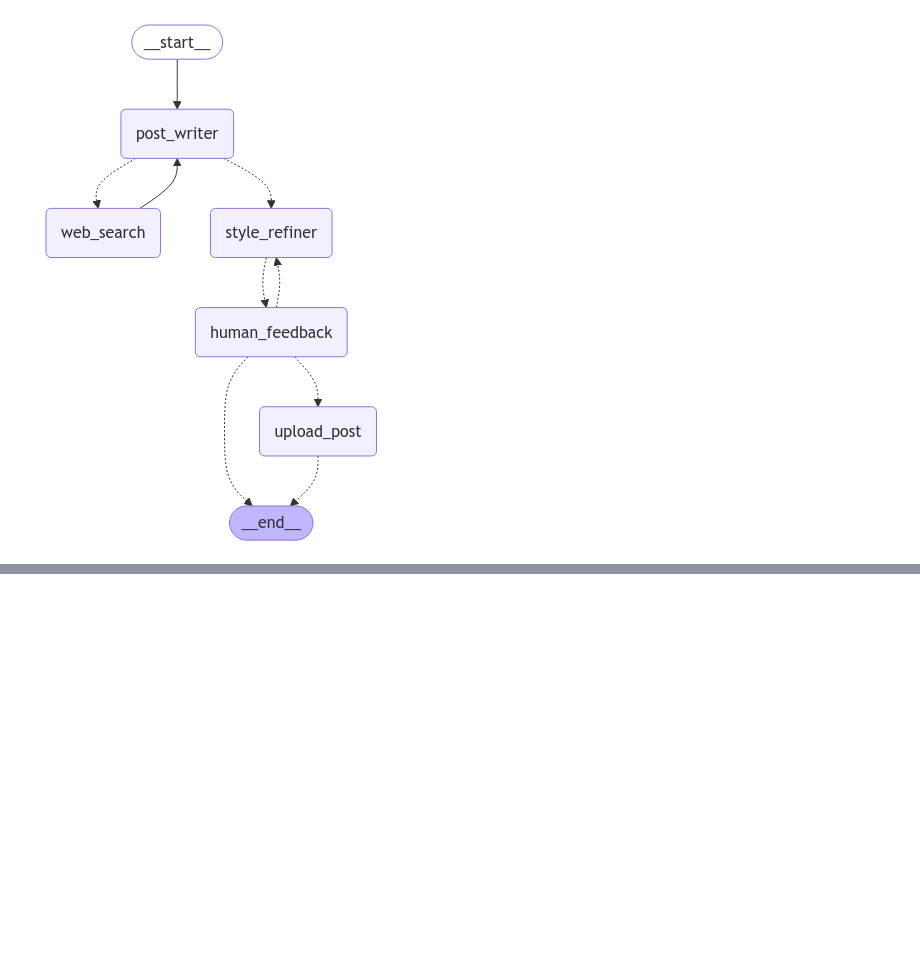
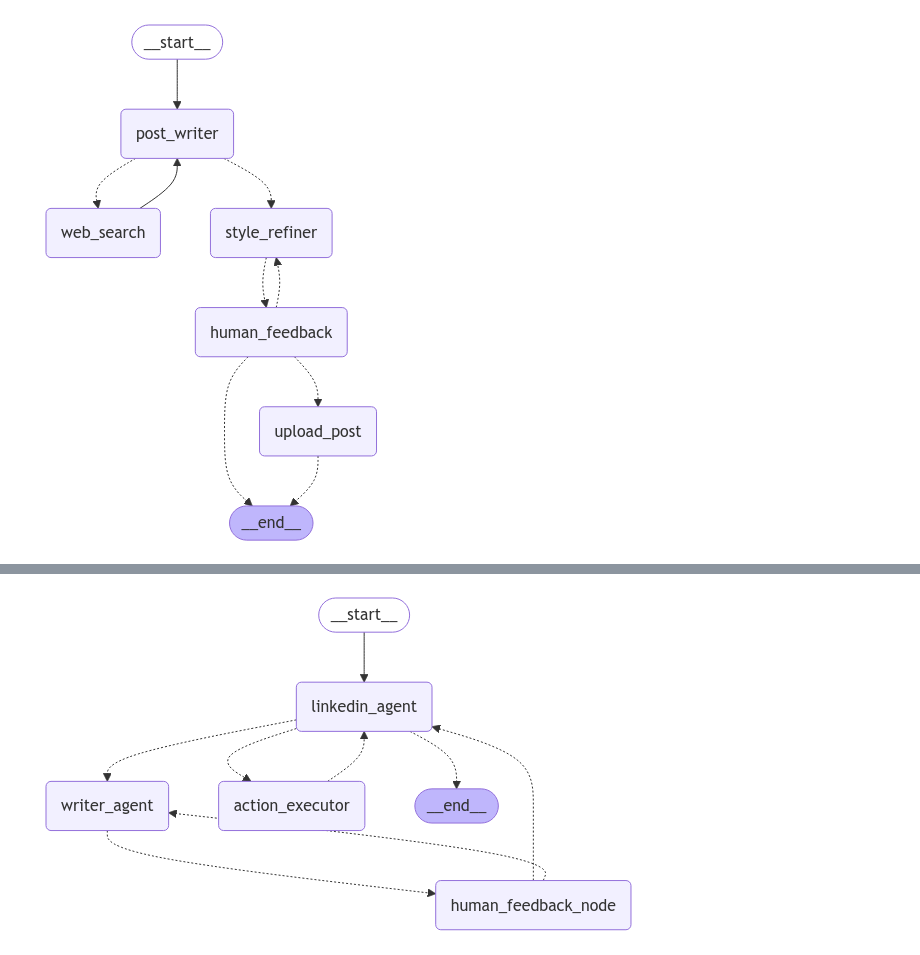
Before and after one commit to aasherkamal216/Project_Aztrogent, a Jupyter notebook: notebooks/linkedin_agent.ipynb, the cells around one changed output, grey strips where cells are left out. Saved outputs shown, nothing was run; the diff lists cells and outputs as text; code cells hidden in the pictures; blank space fills up the shorter version.

Commit message:
v 0.3 of linkedin agent

```diff
--- a/notebooks/linkedin_agent.ipynb
+++ b/notebooks/linkedin_agent.ipynb
@@ -375,0 +381,9 @@ for event in graph.stream(
+# %%
+class POST_WRITER(BaseModel):
+    """The Post Writer Agent who writes a LinkedIn post."""
+    task: str = Field(description="The complete details of the task given to the Post Writer Agent.")
+# %%
+linkedin_tools = []
+tools_by_name = {tool.name: tool for tool in linkedin_tools}
+# %%
+main_linkedin_agent = llama_model.bind_tools([POST_WRITER] + linkedin_tools)
@@ -375,0 +634,27 @@ for event in graph.stream(
+# %%
+from langchain_core.runnables import RunnableConfig
+from langgraph.graph import StateGraph, START, END
+from langgraph.prebuilt import ToolNode
+from langgraph.checkpoint.memory import MemorySaver
+
+from typing import TypedDict, Annotated
+from IPython.display import Image, display
+
+# Build graph
+builder = StateGraph(LinkedInGraphState)
+
+builder.add_node("linkedin_agent", linkedin_agent)
+builder.add_node("writer_agent", post_writer)
+builder.add_node("human_feedback_node", human_feedback)
+builder.add_node("action_executor", action_node)
+
+builder.add_edge(START, "linkedin_agent")
+
+## Checkpointer
+checkpointer = MemorySaver()
+graph = builder.compile(checkpointer=checkpointer)
+# %%
+## Display graph
+display(Image(graph.get_graph(xray=1).draw_mermaid_png()))
+# %% [output]
+[figure, added]
```
Also changed, not shown: parts of 17 cells of this notebook, 2 other files.
